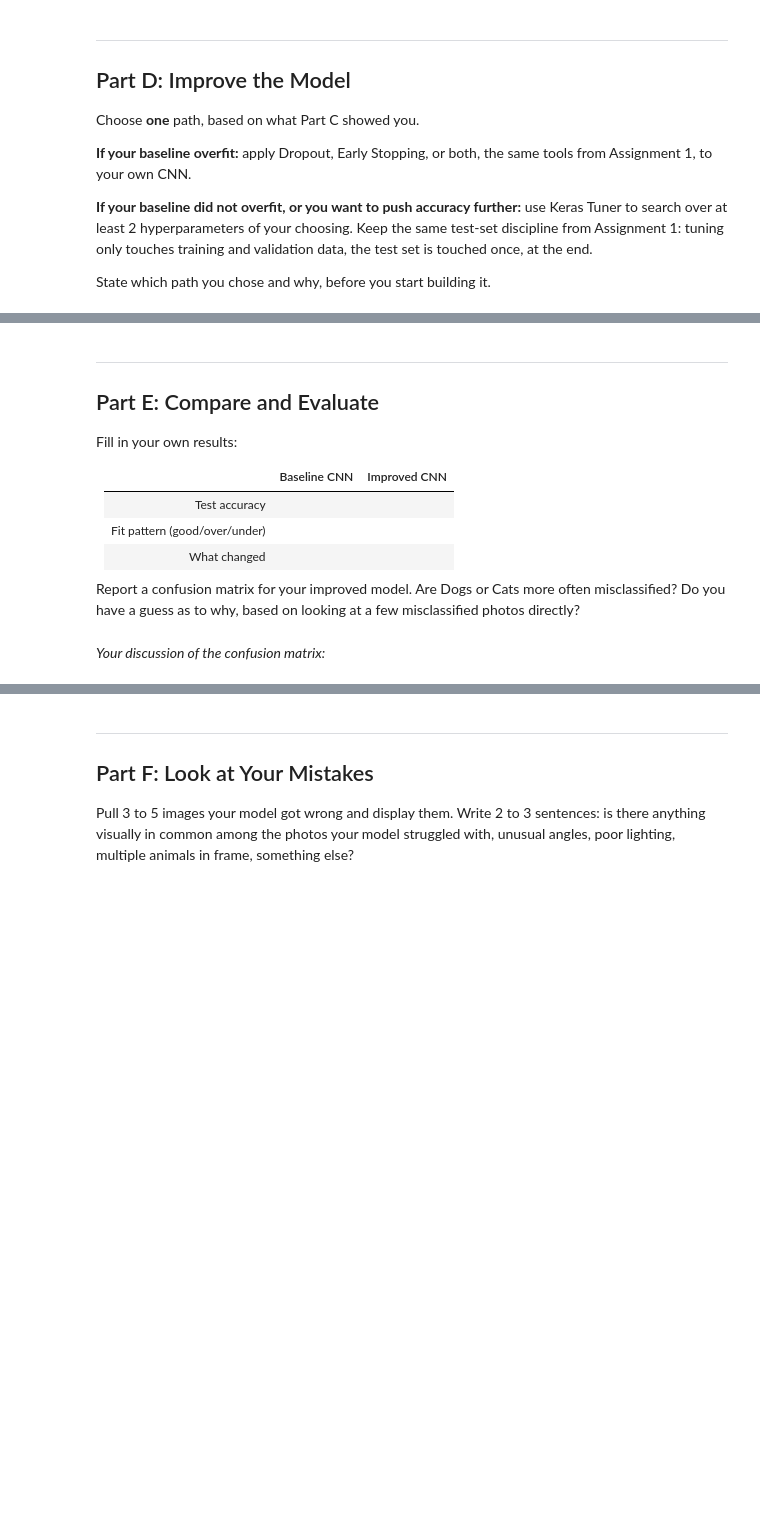
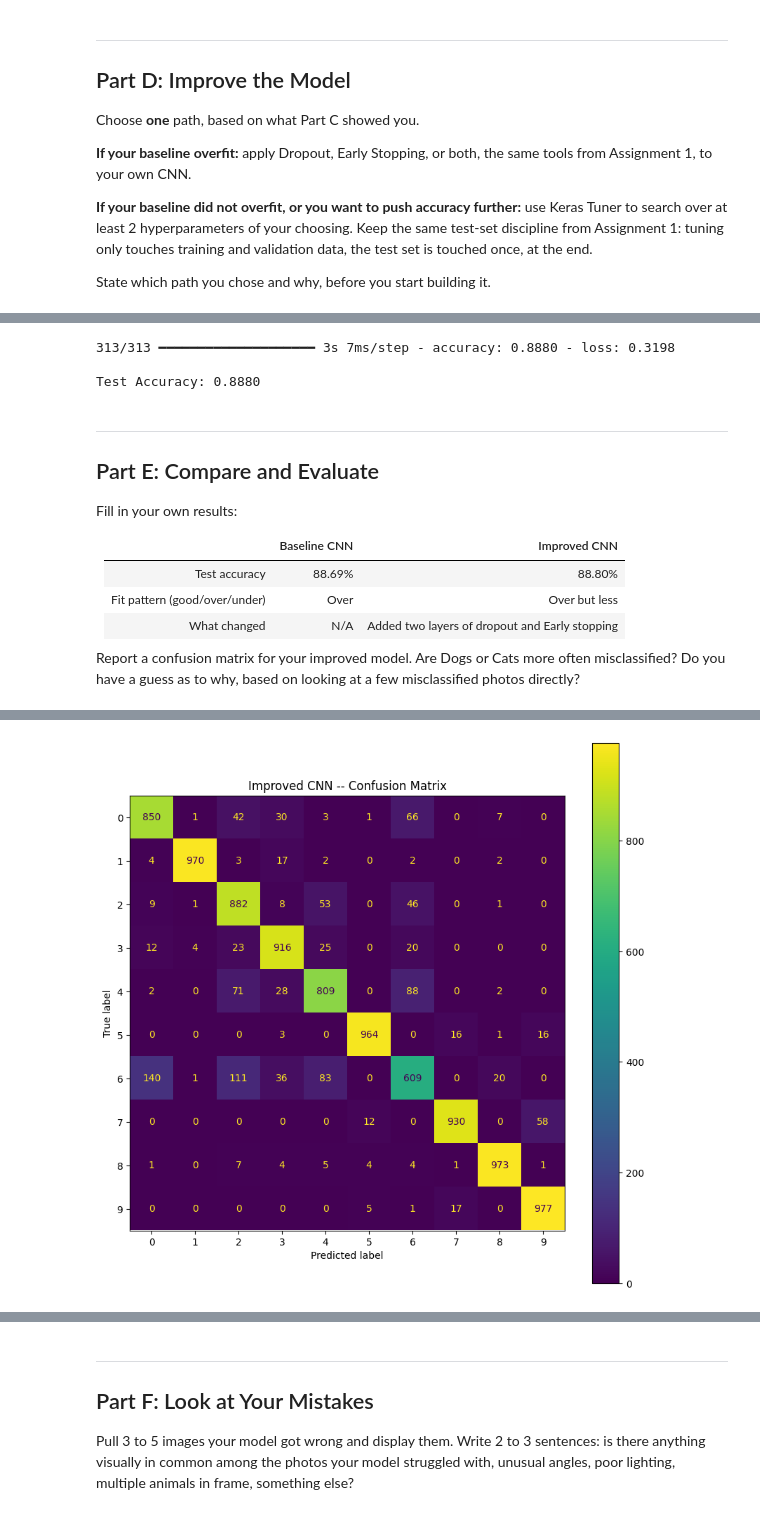
Before and after one commit to M90X-2/IT480-FA26, a Jupyter notebook: Lab2_CNN_PetFinder_Starter.ipynb, the cells around one changed output, grey strips where cells are left out. Cells and saved outputs as stored; diff of their text form; code cells hidden in the pictures; blank space fills up the shorter version.

```diff
--- a/Lab2_CNN_PetFinder_Starter.ipynb
+++ b/Lab2_CNN_PetFinder_Starter.ipynb
@@ -118,3 +207,11 @@ State which path you chose and why, before you start building it.
+# %%
+test_loss, test_accuracy = final_history.evaluate(x_test, y_test, verbose=1)
+
+print(f"\nTest Accuracy: {test_accuracy:.4f}")
+# %% [output]
+313/313 ━━━━━━━━━━━━━━━━━━━━ 3s 7ms/step - accuracy: 0.8880 - loss: 0.3198
+
+Test Accuracy: 0.8880
 # %% [markdown]
 ---
 ## Part E: Compare and Evaluate
@@ -123,8 +220,8 @@ Fill in your own results:
 
 | | Baseline CNN | Improved CNN |
 |---|---|---|
-| Test accuracy | | |
-| Fit pattern (good/over/under) | | |
-| What changed | | |
+| Test accuracy |88.69%|88.80%|
+| Fit pattern (good/over/under) |Over |Over but less |
+| What changed |N/A|Added two layers of dropout and Early stopping|
 
 Report a confusion matrix for your improved model. Are Dogs or Cats more often misclassified? Do you have a guess as to why, based on looking at a few misclassified photos directly?
@@ -133,2 +228,19 @@ Report a confusion matrix for your improved model. Are Dogs or Cats more often m
-# %% [markdown]
-*Your discussion of the confusion matrix:*
+# %%
+# Evaluate your improved model and build a confusion matrix here
+import numpy as np
+from sklearn.metrics import confusion_matrix, ConfusionMatrixDisplay
+
+final_probs = final_history.predict(x_test)
+final_preds = np.argmax(final_probs, axis=1)
+
+y_true = np.argmax(y_test, axis=1)
+
+cm_f = confusion_matrix(y_true, final_preds)
+
+fig, ax = plt.subplots(figsize=(10, 10))
+disp = ConfusionMatrixDisplay(confusion_matrix=cm_f)
+disp.plot(ax=ax)
+
+plt.title("Improved CNN -- Confusion Matrix")
+plt.show()
+# %% [output]
@@ -134,0 +248 @@ Report a confusion matrix for your improved model. Are Dogs or Cats more often m
+[figure, added]
```
Also changed, not shown: parts of 24 cells of this notebook.
